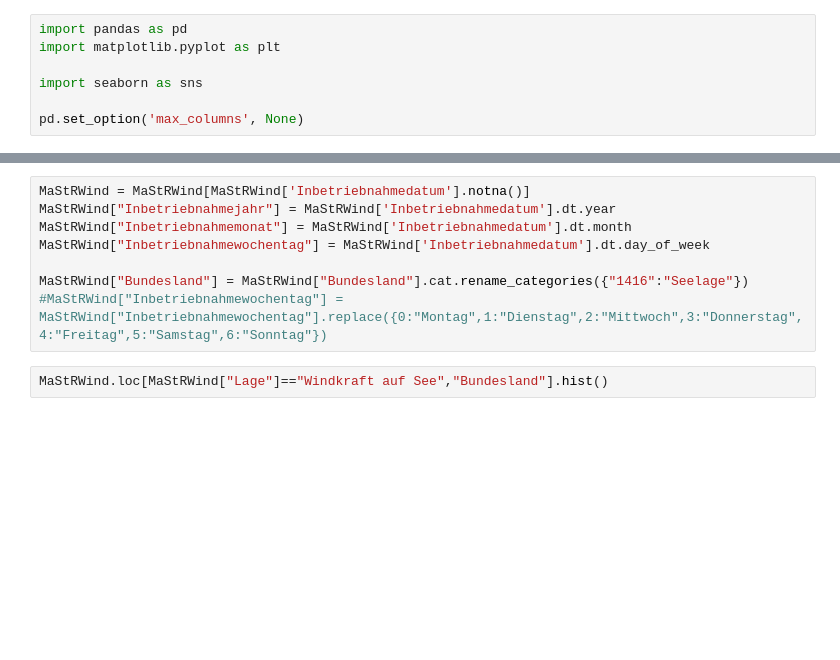
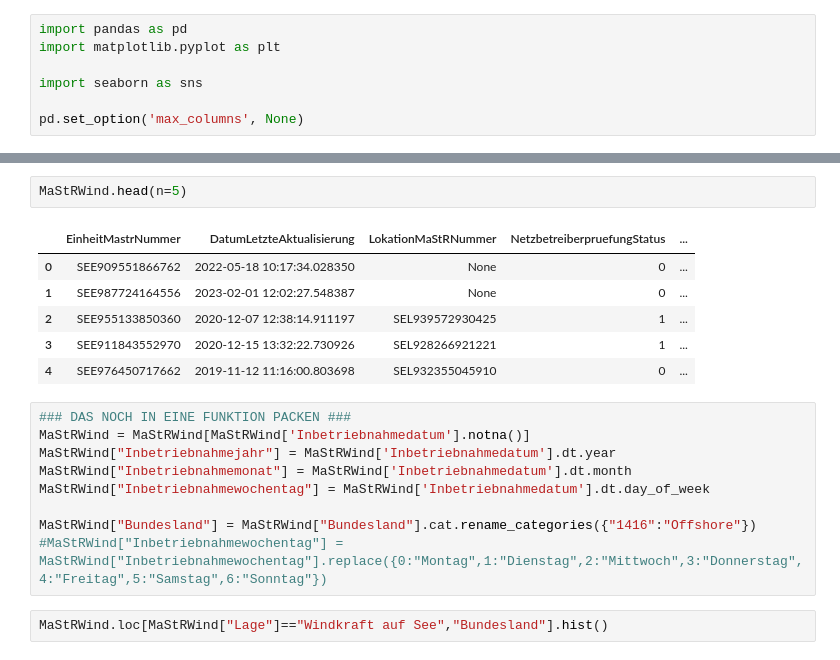
Before and after one commit to clwehner/GirlsDay23, a Jupyter notebook: Datenanalyse.ipynb, the cells around one changed output, grey strips where cells are left out. Drawn from its saved outputs; the diff is of its cells as text; blank space fills up the shorter version.

```diff
--- a/Datenanalyse.ipynb
+++ b/Datenanalyse.ipynb
@@ -21,10 +41,20 @@ MaStRWind.describe()
+# %%
+MaStRWind.head(n=5)
+# %% [output]
+|  | EinheitMastrNummer | DatumLetzteAktualisierung | LokationMaStRNummer | NetzbetreiberpruefungStatus | ... |
+| 0 | SEE909551866762 | 2022-05-18 10:17:34.028350 | None | 0 | ... |
+| 1 | SEE987724164556 | 2023-02-01 12:02:27.548387 | None | 0 | ... |
+| 2 | SEE955133850360 | 2020-12-07 12:38:14.911197 | SEL939572930425 | 1 | ... |
+| 3 | SEE911843552970 | 2020-12-15 13:32:22.730926 | SEL928266921221 | 1 | ... |
+| 4 | SEE976450717662 | 2019-11-12 11:16:00.803698 | SEL932355045910 | 0 | ... |
 # %%
+### DAS NOCH IN EINE FUNKTION PACKEN ###
 MaStRWind = MaStRWind[MaStRWind['Inbetriebnahmedatum'].notna()]
 MaStRWind["Inbetriebnahmejahr"] = MaStRWind['Inbetriebnahmedatum'].dt.year
 MaStRWind["Inbetriebnahmemonat"] = MaStRWind['Inbetriebnahmedatum'].dt.month
 MaStRWind["Inbetriebnahmewochentag"] = MaStRWind['Inbetriebnahmedatum'].dt.day_of_week
 
-MaStRWind["Bundesland"] = MaStRWind["Bundesland"].cat.rename_categories({"1416":"Seelage"})
+MaStRWind["Bundesland"] = MaStRWind["Bundesland"].cat.rename_categories({"1416":"Offshore"})
 #MaStRWind["Inbetriebnahmewochentag"] = MaStRWind["Inbetriebnahmewochentag"].replace({0:"Montag",1:"Dienstag",2:"Mittwoch",3:"Donnerstag",4:"Freitag",5:"Samstag",6:"Sonntag"})
 # %%
 MaStRWind.loc[MaStRWind["Lage"]=="Windkraft auf See","Bundesland"].hist()
```
Also changed, not shown: parts of 6 cells of this notebook.
